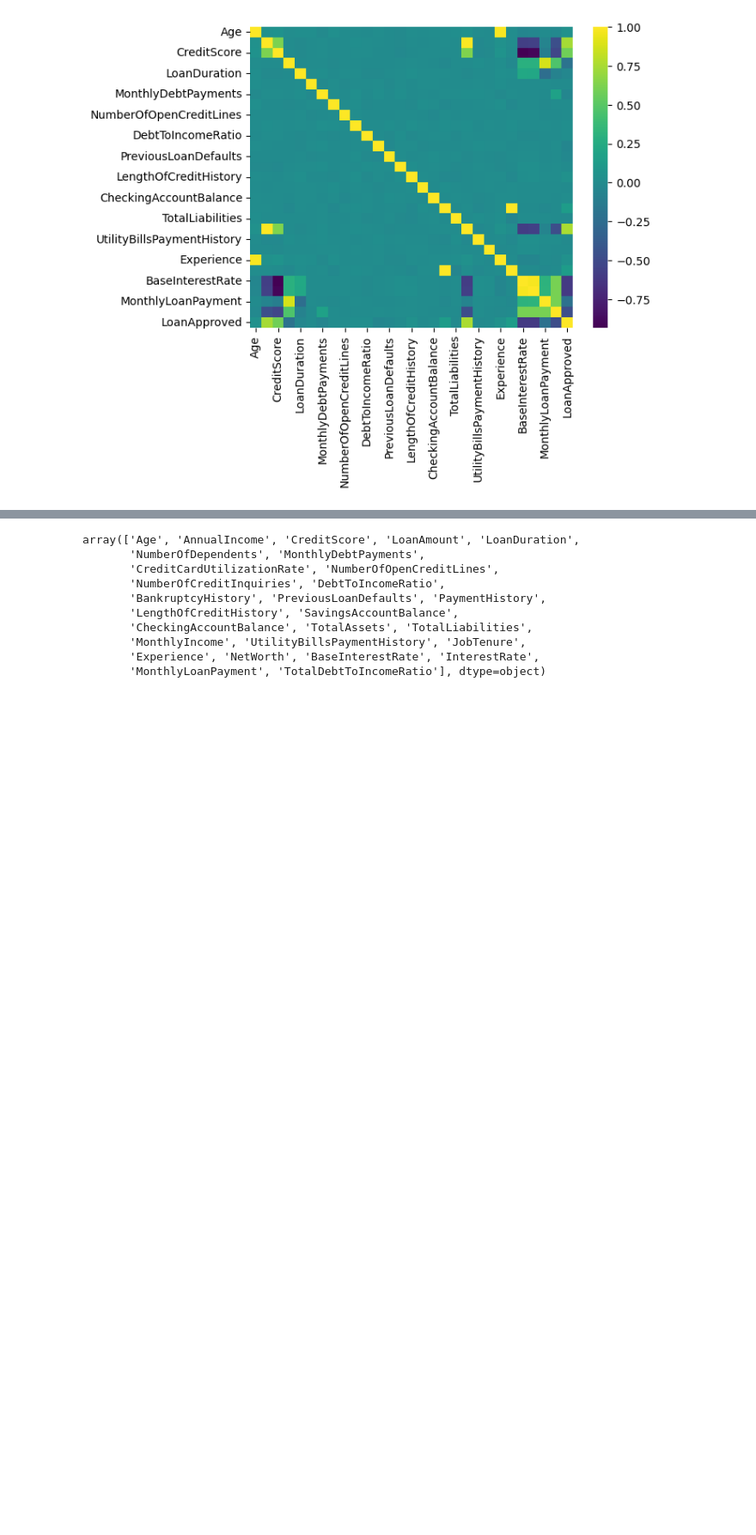
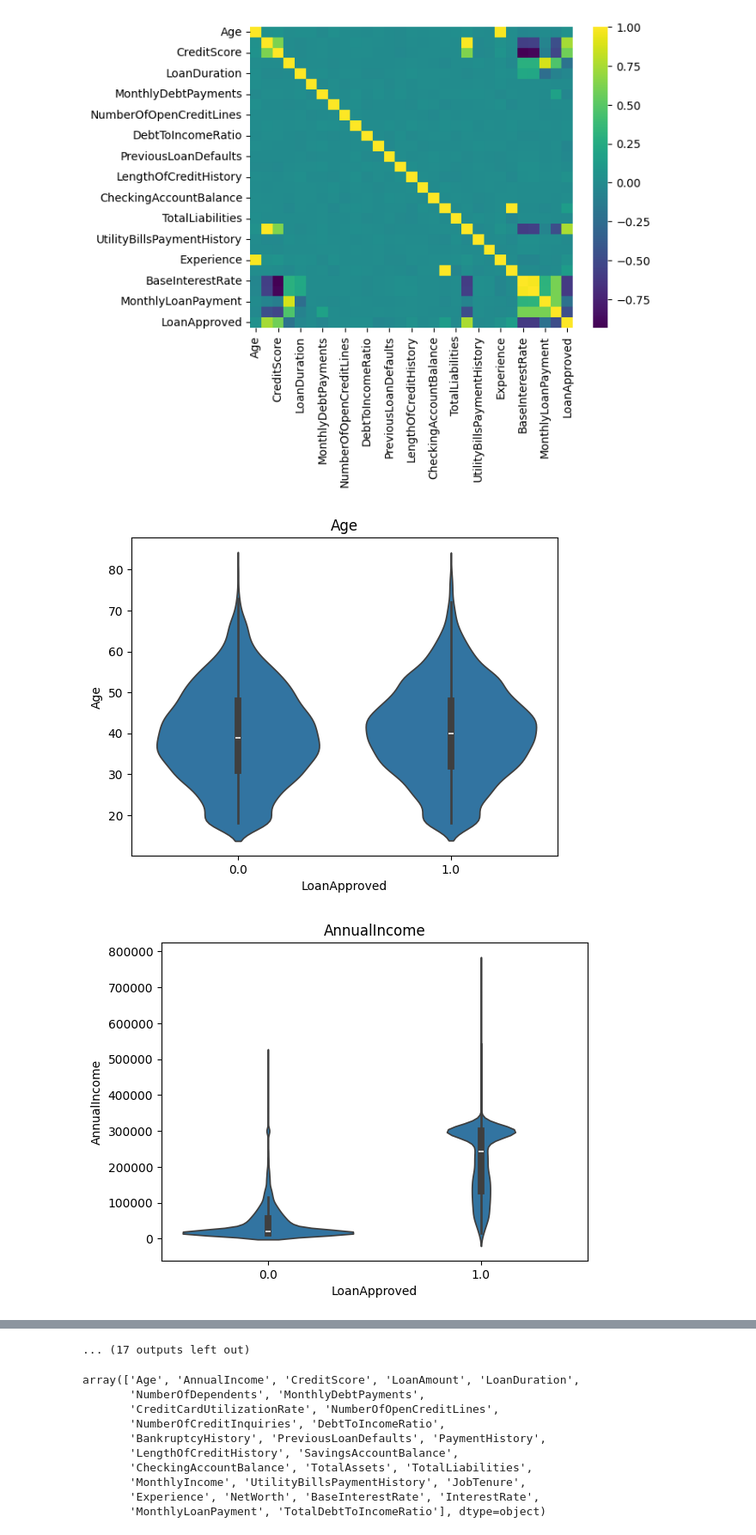
Before and after one commit to zggff/mai_ml, a Jupyter notebook: lab.ipynb, the cells around one changed output, grey strips where cells are left out. Shown at 86% size. Saved outputs shown, nothing was run; the diff lists cells and outputs as text; code cells hidden in the pictures; blank space fills up the shorter version.

```diff
--- a/lab.ipynb
+++ b/lab.ipynb
@@ -86,8 +85,11 @@ sns.heatmap(df_filled.select_dtypes(include=np.number).corr(),
 <Axes: >
 [figure]
 # %%
-if False:
+if True:
     for col in df_filled.select_dtypes(include=np.number).columns:
-        sns.histplot(x=df_filled[col])
+        sns.violinplot(y=df_filled[col], x=y_raw)
         plt.title(col)
         plt.show()
+# %% [output]
+[figure, added]
+[figure, added]
@@ -94,3 +106,4 @@ if False:
+... (17 outputs left out)
 # %%
 class MyBaggingClassifier:
 
```
Also changed, not shown: parts of 23 cells of this notebook, 1 other file.
